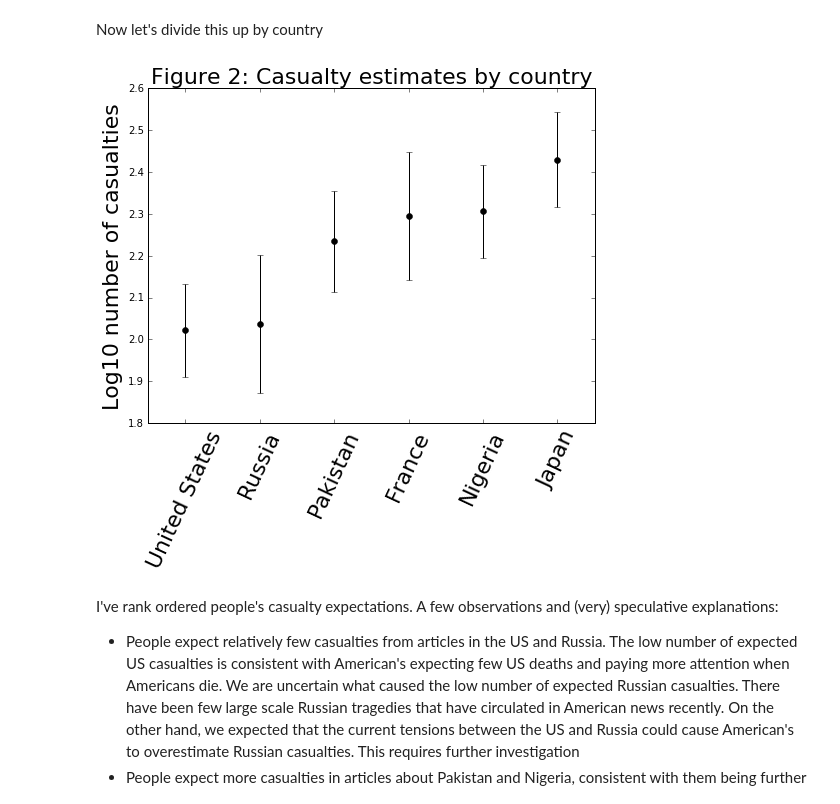
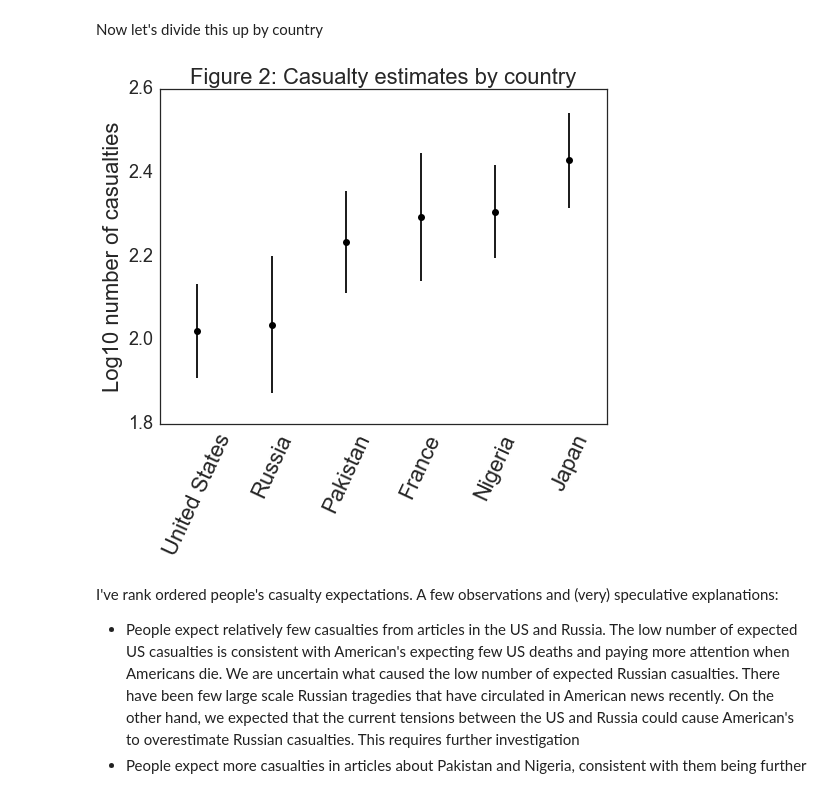
Before and after one commit to timflew/stereotype_news, a Jupyter notebook: pilot_survey_v1/Expected casualties by nationalities-Pilot 1.ipynb, the cells around one changed output. Cells and saved outputs as stored; diff of their text form; code cells hidden in the pictures.

```diff
--- a/pilot_survey_v1/Expected casualties by nationalities-Pilot 1.ipynb
+++ b/pilot_survey_v1/Expected casualties by nationalities-Pilot 1.ipynb
@@ -37,6 +37,8 @@ import csv
 import numpy as np
 import matplotlib.pyplot as plt
 import os
+import seaborn as sns
+sns.set(style="white", color_codes=True)
 
 countries=['Nigeria','Japan','Pakistan','United States','France','Russia'] # These are mapped as 0-5 in our dataset
 # %% [markdown]
@@ -102,26 +105,28 @@ Now let's divide this up by country
 # %%
 country_log10_mean=[]
 country_log10_sem=[]
 for tc in np.unique(all_data['true_country']):
     country_log10_mean.append(np.mean(all_data['resp_casualties_log10'][all_data['true_country']==tc]))
     country_log10_sem.append(np.std(all_data['resp_casualties_log10'][all_data['true_country']==tc]) \
                              /np.sqrt(np.sum([all_data['true_country']==tc])))
 
 country_sort=np.argsort(country_log10_mean)
 country_log10_mean_2=[country_log10_mean[i] for i in country_sort]
 country_log10_sem_2=[country_log10_sem[i] for i in country_sort]
 countries2=[countries[i] for i in country_sort]
 
 plt.figure(figsize=(8,6))
 
 plt.title('Figure 2: Casualty estimates by country',fontsize='22')
 plt.errorbar(range(len(country_log10_mean)), country_log10_mean_2, yerr=country_log10_sem_2,c='black',fmt='o')
 plt.ylabel('Log10 number of casualties',fontsize='22')
 plt.xticks(range(len(country_log10_mean)), countries2, rotation='65',fontsize=22)
+plt.yticks(fontsize=18)
+plt.locator_params(axis='y',nbins=4)
 plt.axis([-.5, 5.5, 1.8, 2.6])
 plt.show()
 # %% [output]
-[figure, old version]
+[figure, new version]
 # %% [markdown]
 I've rank ordered people's casualty expectations. A few observations and (very) speculative explanations:
 
```
Also changed, not shown: parts of 3 cells of this notebook, 24 other files.
